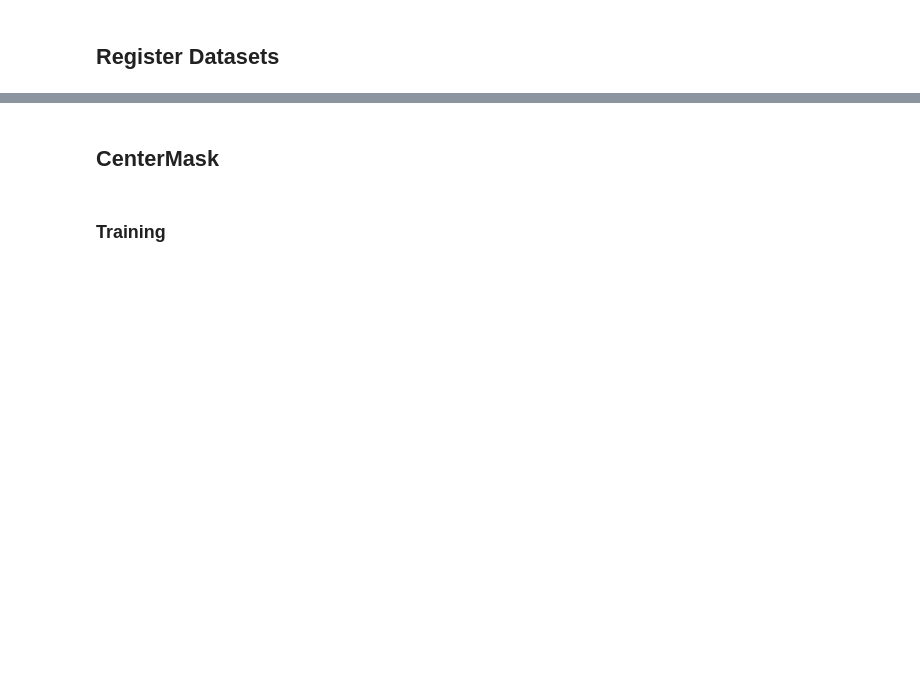
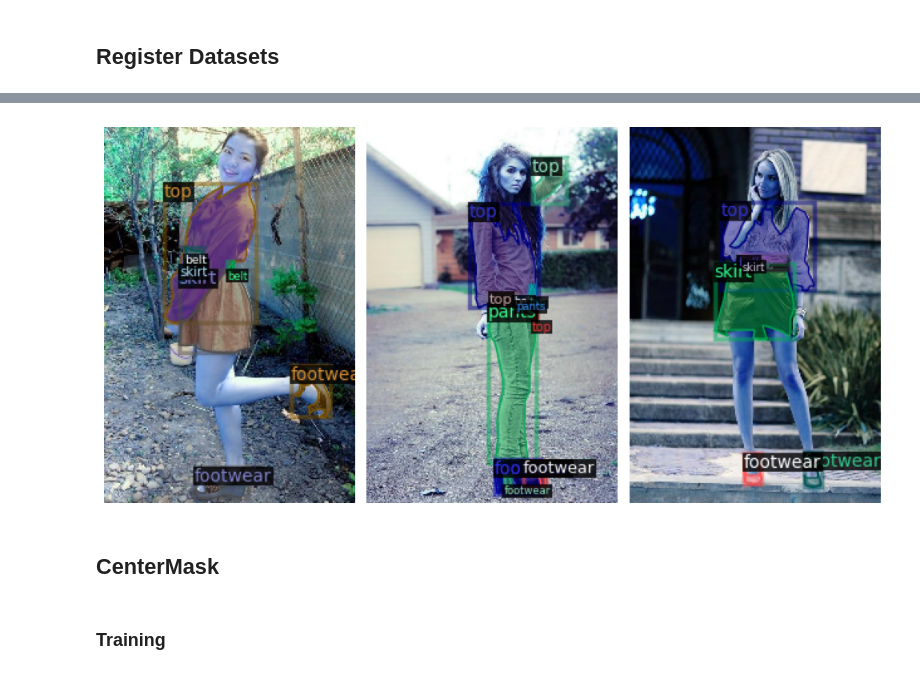
Before and after one commit to stepp1/compVision-DCC, a Jupyter notebook: examen/notebooks/centermask.ipynb, the cells around one changed output, grey strips where cells are left out. Saved outputs shown, nothing was run; the diff lists cells and outputs as text; code cells hidden in the pictures; blank space fills up the shorter version.

```diff
--- a/examen/notebooks/centermask.ipynb
+++ b/examen/notebooks/centermask.ipynb
@@ -44,3 +33,9 @@ MetadataCatalog.get('modanet_instance_segmentation_train').set(
                    'headwear', 'shorts', 'pants', 'belt', 'outer', 'scarf', 'boots']
 )
 train_metadata = MetadataCatalog.get('modanet_instance_segmentation_train')
+# %%
+from detectron2.data.datasets import load_coco_json
+dataset_dicts = load_coco_json("../data/annotations/modanet_instance_segmentation_train.json", "../data/images/")
+
+f = Evaluation._show_n(dataset_dicts, train_metadata, predictions=False)
+# %% [output]
@@ -47,3 +44,4 @@ train_metadata = MetadataCatalog.get('modanet_instance_segmentation_train')
+[figure, added]
 # %% [markdown]
 ## CenterMask
 # %% [markdown]
```
Also changed, not shown: parts of 10 cells of this notebook, 8 other files.
